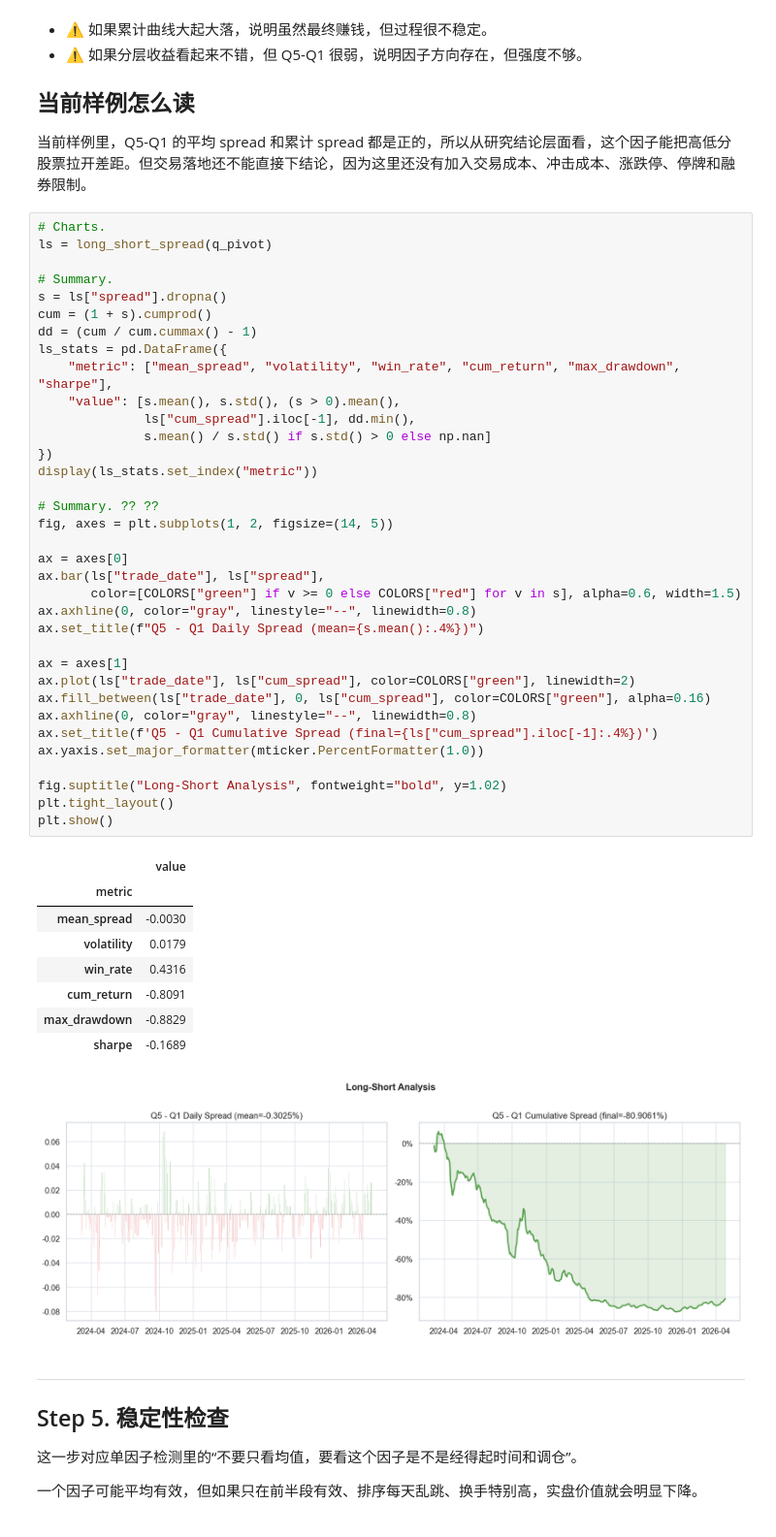
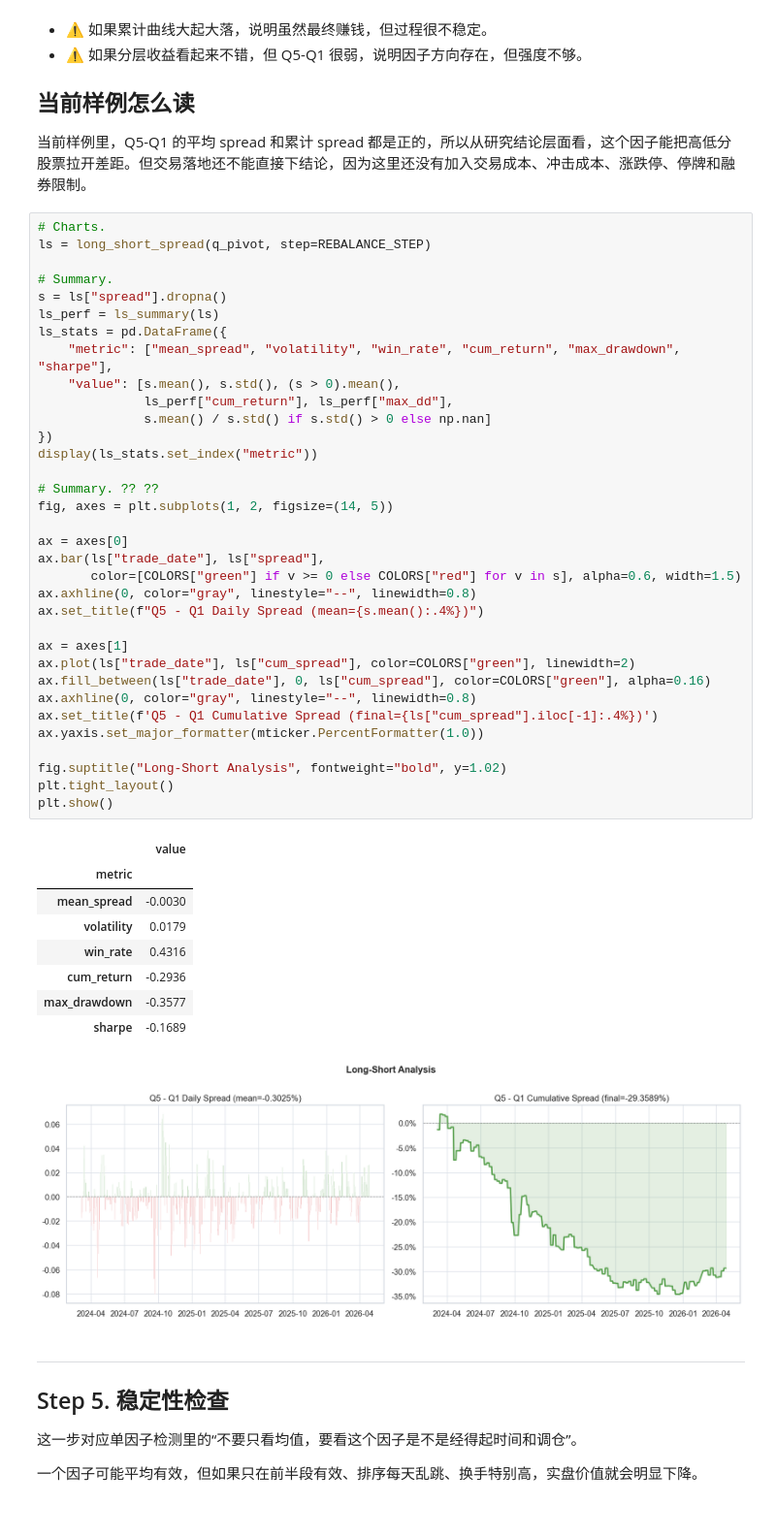
Before and after one commit to yangxiamike/ashare-factory, a Jupyter notebook: notebooks/01_single_factor_mvp.ipynb, the cells around one changed output. Shown at 97% size. Saved outputs shown, nothing was run; the diff lists cells and outputs as text.

```diff
--- a/notebooks/01_single_factor_mvp.ipynb
+++ b/notebooks/01_single_factor_mvp.ipynb
@@ -464,49 +475,48 @@ display(q_summary)
 当前样例里，Q5-Q1 的平均 spread 和累计 spread 都是正的，所以从研究结论层面看，这个因子能把高低分股票拉开差距。但交易落地还不能直接下结论，因为这里还没有加入交易成本、冲击成本、涨跌停、停牌和融券限制。
 # %%
 # Charts.
-ls = long_short_spread(q_pivot)
+ls = long_short_spread(q_pivot, step=REBALANCE_STEP)
 
 # Summary.
 s = ls["spread"].dropna()
-cum = (1 + s).cumprod()
-dd = (cum / cum.cummax() - 1)
+ls_perf = ls_summary(ls)
 ls_stats = pd.DataFrame({
     "metric": ["mean_spread", "volatility", "win_rate", "cum_return", "max_drawdown", "sharpe"],
     "value": [s.mean(), s.std(), (s > 0).mean(),
-              ls["cum_spread"].iloc[-1], dd.min(),
+              ls_perf["cum_return"], ls_perf["max_dd"],
               s.mean() / s.std() if s.std() > 0 else np.nan]
 })
 display(ls_stats.set_index("metric"))
 
 # Summary. ?? ??
 fig, axes = plt.subplots(1, 2, figsize=(14, 5))
 
 ax = axes[0]
 ax.bar(ls["trade_date"], ls["spread"],
        color=[COLORS["green"] if v >= 0 else COLORS["red"] for v in s], alpha=0.6, width=1.5)
 ax.axhline(0, color="gray", linestyle="--", linewidth=0.8)
 ax.set_title(f"Q5 - Q1 Daily Spread (mean={s.mean():.4%})")
 
 ax = axes[1]
 ax.plot(ls["trade_date"], ls["cum_spread"], color=COLORS["green"], linewidth=2)
 ax.fill_between(ls["trade_date"], 0, ls["cum_spread"], color=COLORS["green"], alpha=0.16)
 ax.axhline(0, color="gray", linestyle="--", linewidth=0.8)
 ax.set_title(f'Q5 - Q1 Cumulative Spread (final={ls["cum_spread"].iloc[-1]:.4%})')
 ax.yaxis.set_major_formatter(mticker.PercentFormatter(1.0))
 
 fig.suptitle("Long-Short Analysis", fontweight="bold", y=1.02)
 plt.tight_layout()
 plt.show()
 # %% [output]
 |  | value |
 | metric |  |
 | mean_spread | -0.0030 |
 | volatility | 0.0179 |
 | win_rate | 0.4316 |
-| cum_return | -0.8091 |
-| max_drawdown | -0.8829 |
+| cum_return | -0.2936 |
+| max_drawdown | -0.3577 |
 | sharpe | -0.1689 |
-[figure, old version]
+[figure, new version]
 # %% [markdown]
 ---
 ## Step 5. 稳定性检查
```
Also changed, not shown: parts of 5 cells of this notebook, 4 other files.
